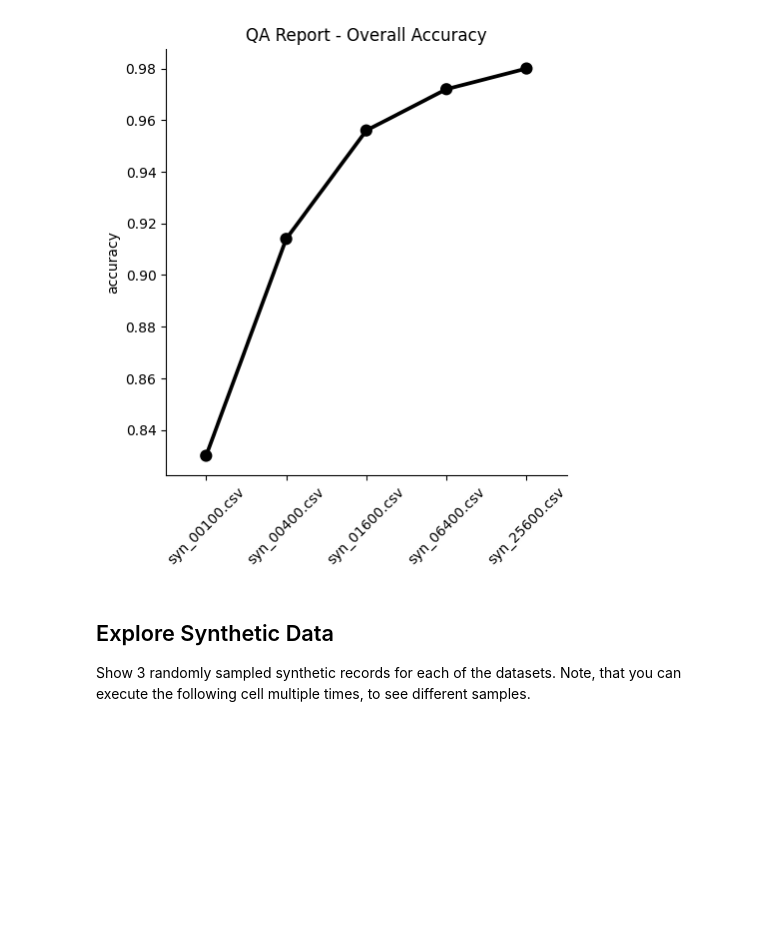
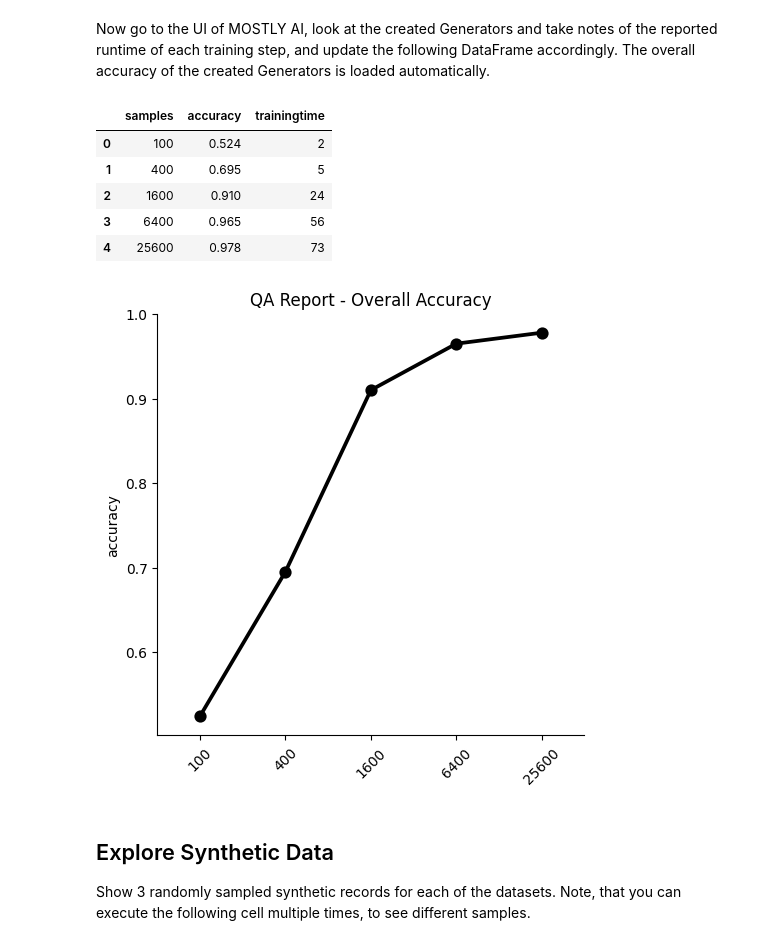
Before and after one commit to mostly-ai/mostly-tutorials, a Jupyter notebook: size-vs-accuracy/size-vs-accuracy.ipynb, the cells around one changed output. Cells and saved outputs as stored; diff of their text form; code cells hidden in the pictures; blank space fills up the shorter version.

Commit message:
v200 Update for Size vs. Accuracy Tutorial (#18)
* v200 Update for Size vs. Accuracy Tutorial

* v200 Update for Size vs. Accuracy Tutorial

```diff
--- a/size-vs-accuracy/size-vs-accuracy.ipynb
+++ b/size-vs-accuracy/size-vs-accuracy.ipynb
@@ -75,0 +41,6 @@ results
+# %%
+# split into training and validation
+df_trn, df_hol = train_test_split(df, test_size=0.2, random_state=1)
+
+print(f'training data with {df_trn.shape[0]:,} records and {df_trn.shape[1]} attributes')
+print(f'holdout data with {df_hol.shape[0]:,} records and {df_hol.shape[1]} attributes')
@@ -75,0 +50,21 @@ results
+# %%
+# initialize client
+mostly = MostlyAI(
+    api_key='INSERT_YOUR_API_KEY'
+)
+
+# create generators with different sample sizes
+g_100 = mostly.train(data=df_trn.sample(100), name="census_100")
+g_400 = mostly.train(data=df_trn.sample(400), name="census_400")
+g_1600 = mostly.train(data=df_trn.sample(1600), name="census_1600")
+g_6400 = mostly.train(data=df_trn.sample(6400), name="census_6400")
+g_25600 = mostly.train(data=df_trn.sample(25600), name="census_25600")
+
+# Generate synthetic data
+synthetic_data = {
+    "syn_100": mostly.generate(g_100, size=10_000).data(),
+    "syn_400": mostly.generate(g_400, size=10_000).data(),
+    "syn_1600": mostly.generate(g_1600, size=10_000).data(),
+    "syn_6400": mostly.generate(g_6400, size=10_000).data(),
+    "syn_25600": mostly.generate(g_25600, size=10_000).data()
+}
@@ -76,13 +85,31 @@ results
+# %% [markdown]
+Now go to the UI of MOSTLY AI, look at the created Generators and take notes of the reported runtime of each training step, and update the following DataFrame accordingly. The overall accuracy of the created Generators is loaded automatically.
+# %%
+results = pd.DataFrame([
+    {'samples': 100, 'accuracy': g_100.accuracy, 'trainingtime': 2},
+    {'samples': 400, 'accuracy': g_400.accuracy, 'trainingtime': 5},
+    {'samples': 1600, 'accuracy': g_1600.accuracy, 'trainingtime': 24},
+    {'samples': 6400, 'accuracy': g_6400.accuracy, 'trainingtime': 56},
+    {'samples': 25600, 'accuracy': g_25600.accuracy, 'trainingtime': 73},
+])
+results
+# %% [output]
+|  | samples | accuracy | trainingtime |
+| 0 | 100 | 0.524 | 2 |
+| 1 | 400 | 0.695 | 5 |
+| 2 | 1600 | 0.910 | 24 |
+| 3 | 6400 | 0.965 | 56 |
+| 4 | 25600 | 0.978 | 73 |
 # %%
 import seaborn as sns
 import matplotlib.pyplot as plt
-sns.catplot(data=results, y='accuracy', x='file', kind='point', color='black')
+sns.catplot(data=results, y='accuracy', x='samples', kind='point', color='black')
 plt.xticks(rotation=45)
 plt.xlabel('')
 plt.title('QA Report - Overall Accuracy')
 plt.show()
 # %% [output]
-[figure, old version]
+[figure, new version]
 # %% [markdown]
 ## Explore Synthetic Data
 
```
Also changed, not shown: parts of 17 cells of this notebook, 9 other files.
